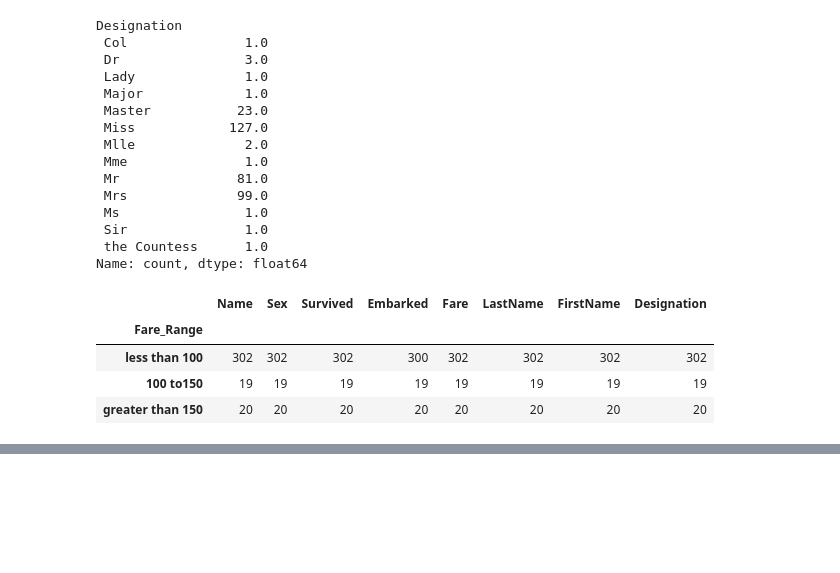
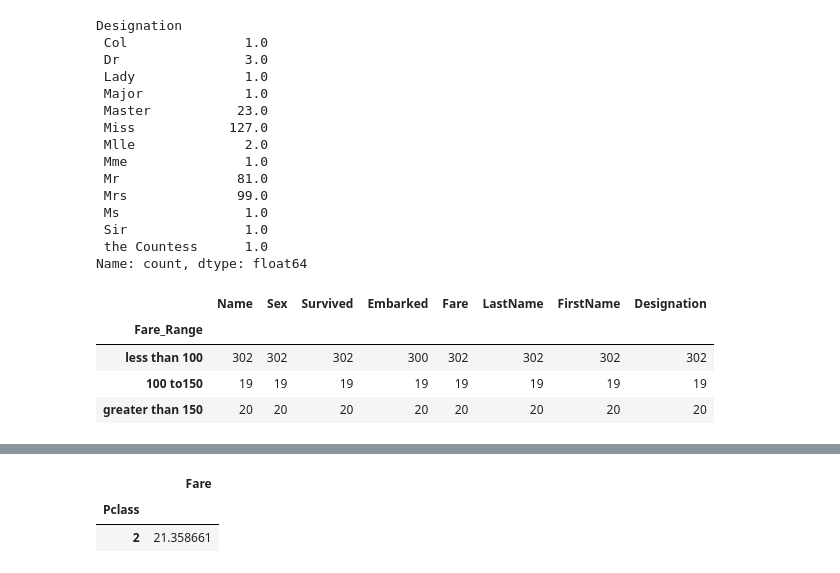
Before and after one commit to abhiramr/Everything_Python, a Jupyter notebook: Kaggle/Titanic/Titanic Dataset Experiment -1.ipynb, the cells around one changed output, grey strips where cells are left out. Saved outputs shown, nothing was run; the diff lists cells and outputs as text; code cells hidden in the pictures; blank space fills up the shorter version.

```diff
--- a/Kaggle/Titanic/Titanic Dataset Experiment -1.ipynb
+++ b/Kaggle/Titanic/Titanic Dataset Experiment -1.ipynb
@@ -152,0 +224,6 @@ some_col.groupby("Fare_Range").count()
+# %%
+classmeans[classmeans.index==2]
+# %% [output]
+|  | Fare |
+| Pclass |  |
+| 2 | 21.358661 |
```
Also changed, not shown: parts of 9 cells of this notebook.
